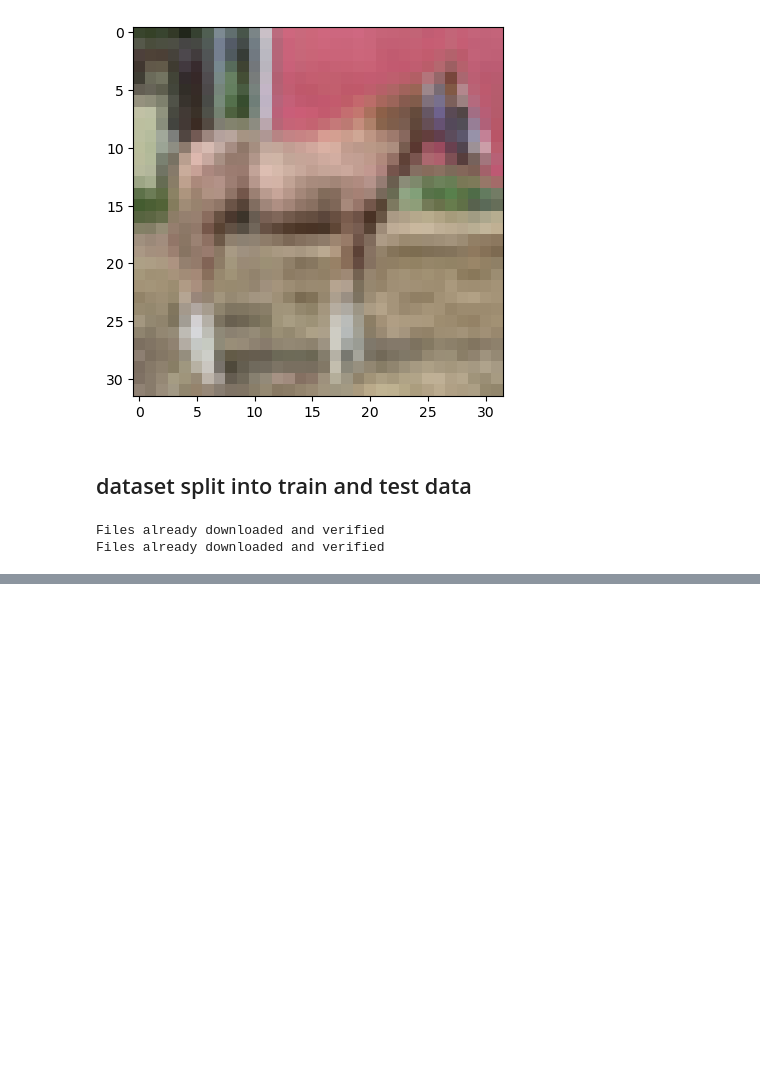
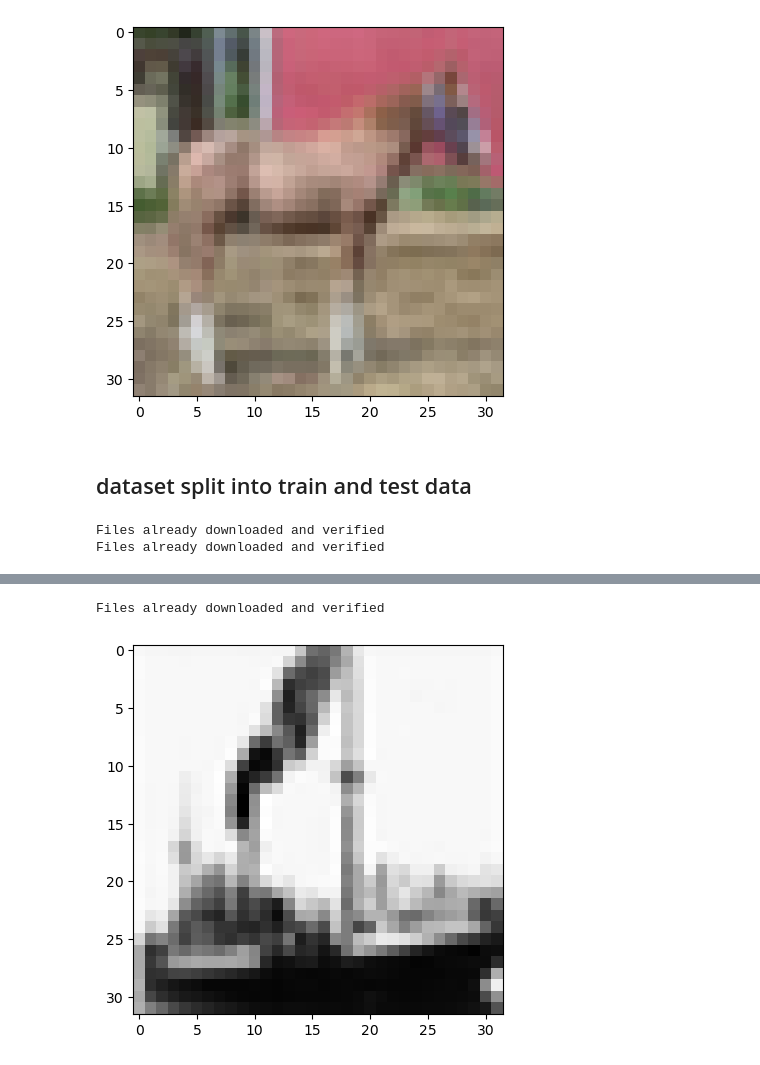
Before and after one commit to rabobahago/Python_ML_Data_Science, a Jupyter notebook: deep_learning/pytorch/dataset.ipynb, the cells around one changed output, grey strips where cells are left out. Saved outputs shown, nothing was run; the diff lists cells and outputs as text; code cells hidden in the pictures; blank space fills up the shorter version.

```diff
--- a/deep_learning/pytorch/dataset.ipynb
+++ b/deep_learning/pytorch/dataset.ipynb
@@ -60,0 +106,21 @@ Files already downloaded and verified
+# %%
+def my_data_load():
+    data = datasets.CIFAR10(
+        root = 'data',
+        download= True,
+        transform=Compose([ToTensor(), Grayscale()])
+    )
+    image, label = data[random.randint(0, len(data))]
+    plt.imshow(image.permute(1, 2, 0), cmap="gray")
+    plt.show()
+
+    return data
+
+# Set the random seed
+seed = 2021
+torch.manual_seed(seed)
+## After implementing the above code, uncomment the following lines to test your code
+data = my_data_load()
+# %% [output]
+Files already downloaded and verified
+[figure, added]
```
Also changed, not shown: parts of 4 cells of this notebook, 3 other files.
